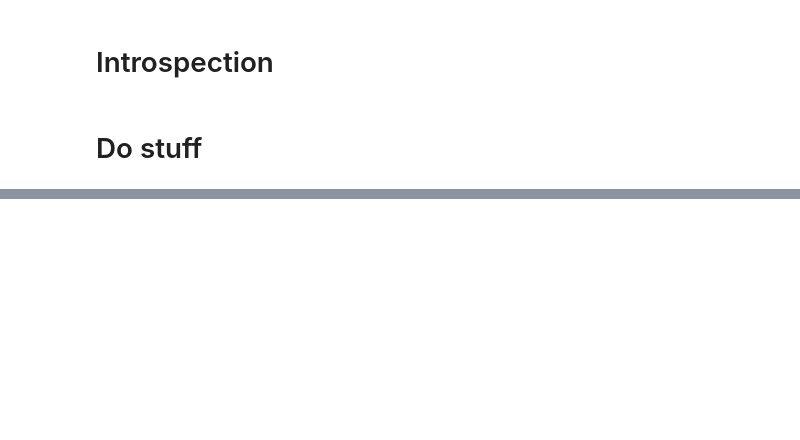
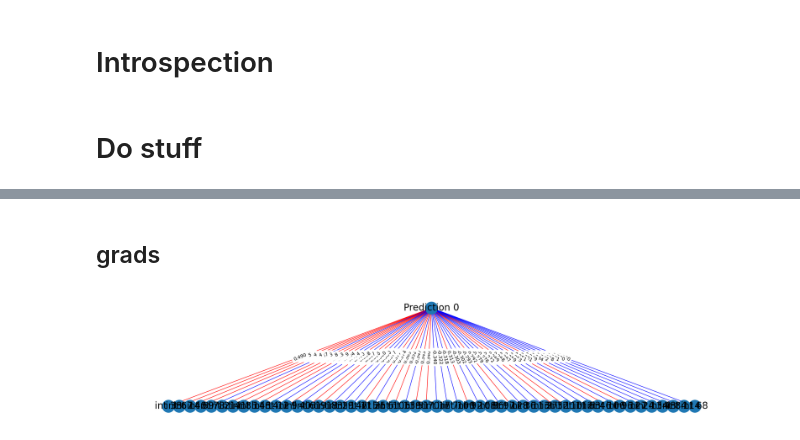
Before and after one commit to paavalipopov/mlp_project, a Jupyter notebook: scripts/introspection.ipynb, the cells around one changed output, grey strips where cells are left out. Cells and saved outputs as stored; diff of their text form; code cells hidden in the pictures; blank space fills up the shorter version.

Commit message:
adding latest changes in plotting scripts

```diff
--- a/scripts/introspection.ipynb
+++ b/scripts/introspection.ipynb
@@ -45,4 +46,4 @@ def load_model_and_data(path):
     )
     model.load_state_dict(checkpoint)
 
-    return model, dataloaders
+    return model, dataloaders, checkpoint
@@ -228,0 +272,13 @@ class Introspector:
+# %%
+model, data, checkpoint = load_model_and_data("./assets/logs/rerun_all-exp-mlp_defHP-fbirn")
+
+dataset = data["test"].dataset
+all_features = [sample[0] for sample in dataset]
+all_labels = [sample[1] for sample in dataset]
+all_features = torch.stack(all_features)
+all_labels = torch.stack(all_labels)
+
+final_weight = checkpoint["fc.4.2.weight"].numpy()
+final_bias = checkpoint["fc.4.2.bias"].numpy()
+starting_weight = checkpoint["fc.2.weight"].numpy()
+starting_bias = checkpoint["fc.2.bias"].numpy()
@@ -228,0 +295,2 @@ class Introspector:
+# %% [markdown]
+## grads
@@ -228,0 +307,48 @@ class Introspector:
+# %%
+final_grad = model.fc[4][2].weight.grad.numpy()
+init_grad = model.fc[2].weight.grad.numpy()
+# %%
+import networkx as nx
+import itertools
+
+cutoff = 50
+
+for target in range(2):
+    G = nx.Graph()
+    plt.figure(figsize=(20,4))
+    G.add_node(f"Prediction {target}", name=f"Prediction {target}", layer=2)
+
+    important_final = np.argsort(np.abs(final_grad[target]))[-cutoff:]
+    # print(final_weight.shape)
+    important_starting = []
+    for index in important_final:
+        G.add_node(f"int {index}", name=f"int {index}", layer=1)
+        G.add_edge(f"Prediction {target}", f"int {index}", weight=final_grad[target, index])
+
+        important_st = np.argsort(np.abs(init_grad[index]))[-cutoff:]
+        # for idx in important_st:
+        #     G.add_node(f"IC {idx}", name=f"IC {idx}", layer=0)
+        #     G.add_edge(f"int {index}", f"IC {idx}", weight=init_grad[index, idx])
+
+        important_starting += [important_st]
+
+    pos = nx.multipartite_layout(G, subset_key="layer", align='horizontal')
+    elarge = [(u, v) for (u, v, d) in G.edges(data=True) if d["weight"] > 0]
+    esmall = [(u, v) for (u, v, d) in G.edges(data=True) if d["weight"] <= 0]
+
+    nx.draw_networkx_nodes(G, pos, node_size=700)
+    nx.draw_networkx_edges(G, pos, edgelist=elarge, width=1, edge_color="r")
+    nx.draw_networkx_edges(G, pos, edgelist=esmall, width=1, edge_color="b")
+    # node labels
+    nx.draw_networkx_labels(G, pos, font_size=20, font_family="sans-serif")
+    # edge weight labels
+    edge_labels = dict([((u,v,), f"{d['weight']:.3f}") for u,v,d in G.edges(data=True)])
+    nx.draw_networkx_edge_labels(G, pos, edge_labels)
+    ax = plt.gca()
+    ax.margins(0.08)
+    plt.axis("off")
+    plt.tight_layout()
+    plt.show()
+    break
+# %% [output]
+[figure, added]
```
Also changed, not shown: parts of 24 cells of this notebook, 2 other files.
